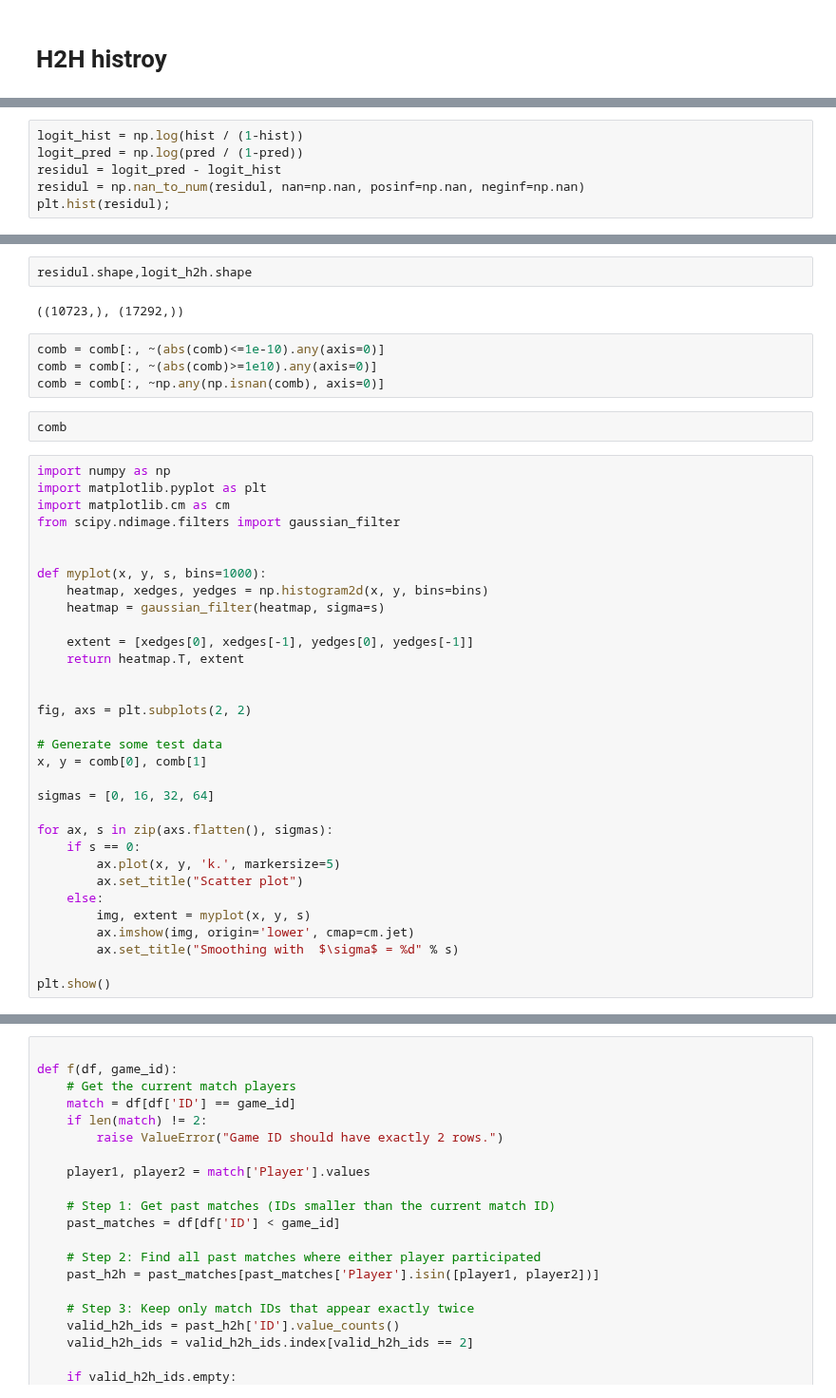
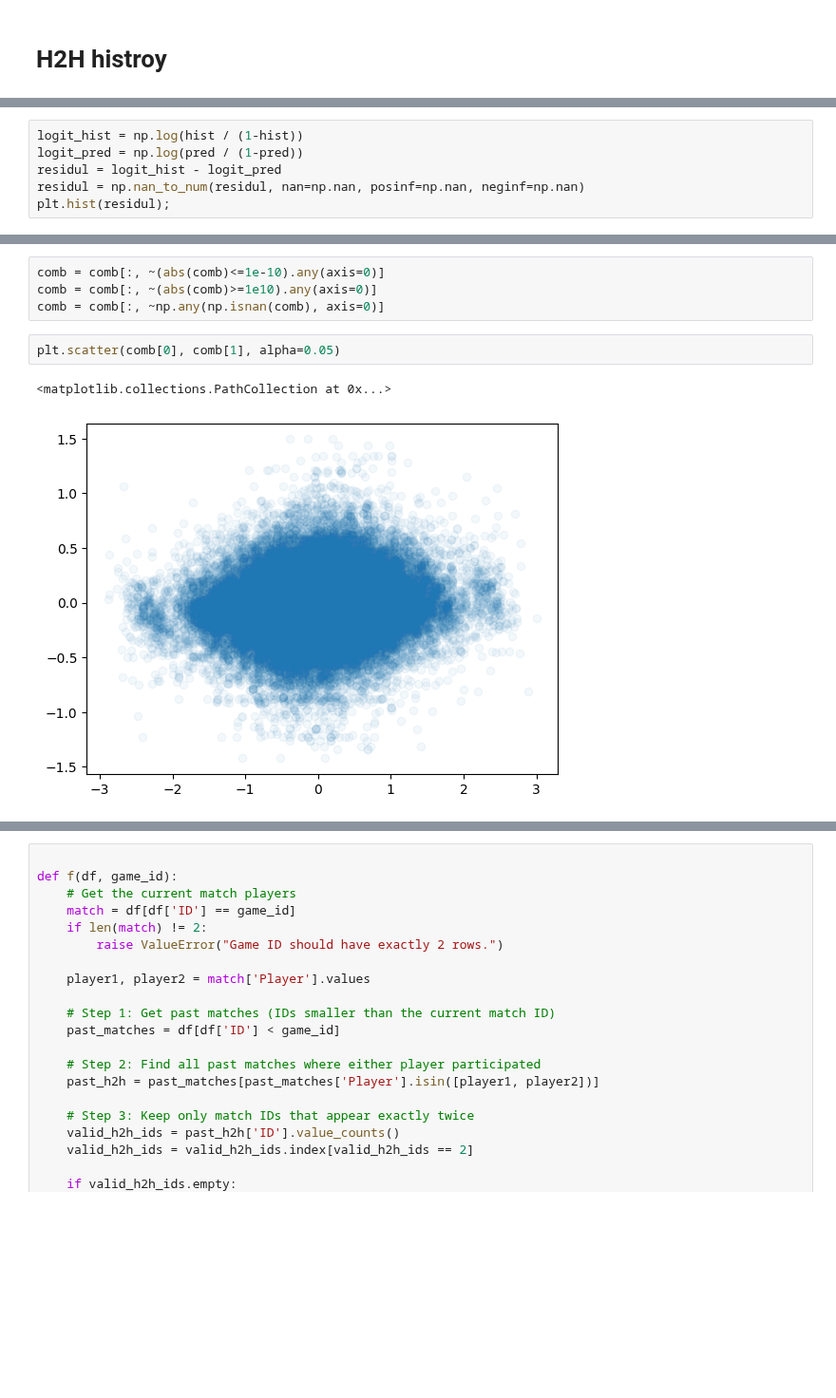
Before and after one commit to ansonkwokth/TableTennisPrediction, a Jupyter notebook: H2H.ipynb, the cells around one changed output, grey strips where cells are left out. Shown at 95% size. Cells and saved outputs as stored; diff of their text form; blank space fills up the shorter version.

```diff
--- a/H2H.ipynb
+++ b/H2H.ipynb
@@ -183,7 +196,7 @@ Evaluate model: ModifiedElo(learning_rate=0.1, base_param=(0, 1), update_sigma=T
 # %%
 logit_hist = np.log(hist / (1-hist))
 logit_pred = np.log(pred / (1-pred))
-residul = logit_pred - logit_hist
+residul = logit_hist - logit_pred
 residul = np.nan_to_num(residul, nan=np.nan, posinf=np.nan, neginf=np.nan)
 plt.hist(residul);
 # %% [output]
@@ -262,45 +213,12 @@ ValueError: setting an array element with a sequence. The requested array has an
-# %%
-residul.shape,logit_h2h.shape
-# %% [output]
-((10723,), (17292,))
 # %%
 comb = comb[:, ~(abs(comb)<=1e-10).any(axis=0)]
 comb = comb[:, ~(abs(comb)>=1e10).any(axis=0)]
 comb = comb[:, ~np.any(np.isnan(comb), axis=0)]
-# %%
-comb
-# %%
-import numpy as np
-import matplotlib.pyplot as plt
-import matplotlib.cm as cm
-from scipy.ndimage.filters import gaussian_filter
-
-
-def myplot(x, y, s, bins=1000):
-    heatmap, xedges, yedges = np.histogram2d(x, y, bins=bins)
-    heatmap = gaussian_filter(heatmap, sigma=s)
-
-    extent = [xedges[0], xedges[-1], yedges[0], yedges[-1]]
-    return heatmap.T, extent
-
-
-fig, axs = plt.subplots(2, 2)
-
-# Generate some test data
-x, y = comb[0], comb[1]
-
-sigmas = [0, 16, 32, 64]
-
-for ax, s in zip(axs.flatten(), sigmas):
-    if s == 0:
-        ax.plot(x, y, 'k.', markersize=5)
-        ax.set_title("Scatter plot")
-    else:
-        img, extent = myplot(x, y, s)
-        ax.imshow(img, origin='lower', cmap=cm.jet)
-        ax.set_title("Smoothing with  $\sigma$ = %d" % s)
-
-plt.show()
+# %%
+plt.scatter(comb[0], comb[1], alpha=0.05)
+# %% [output]
+<matplotlib.collections.PathCollection at 0x...>
+[figure, added]
 # %%
 import statsmodels.api as sm
 x = comb[1]
```
Also changed, not shown: parts of 21 cells of this notebook.
